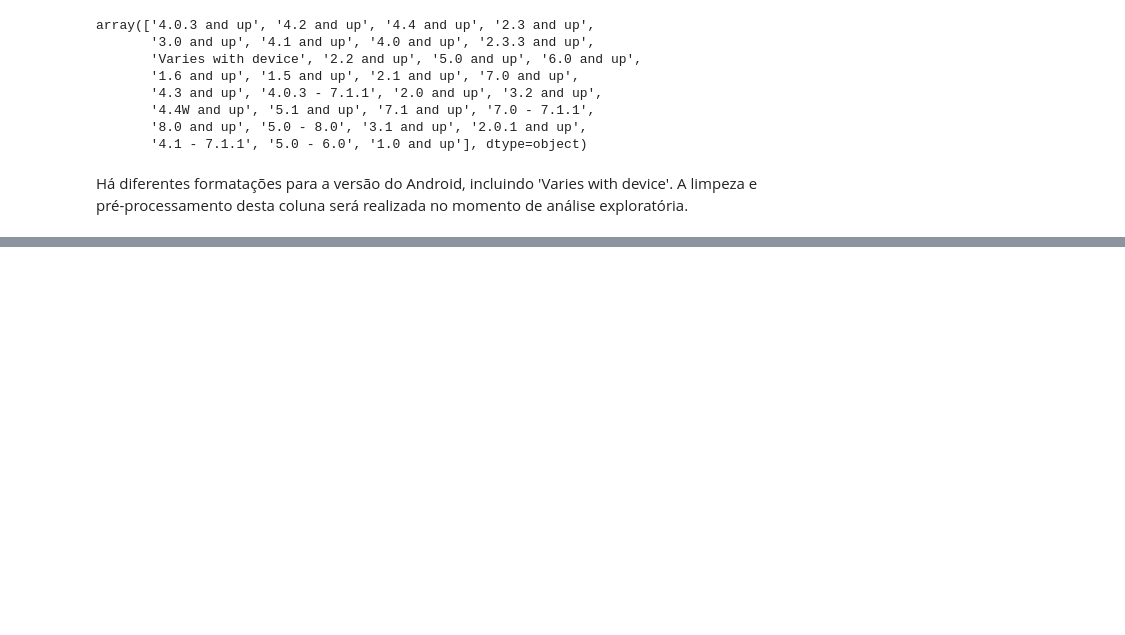
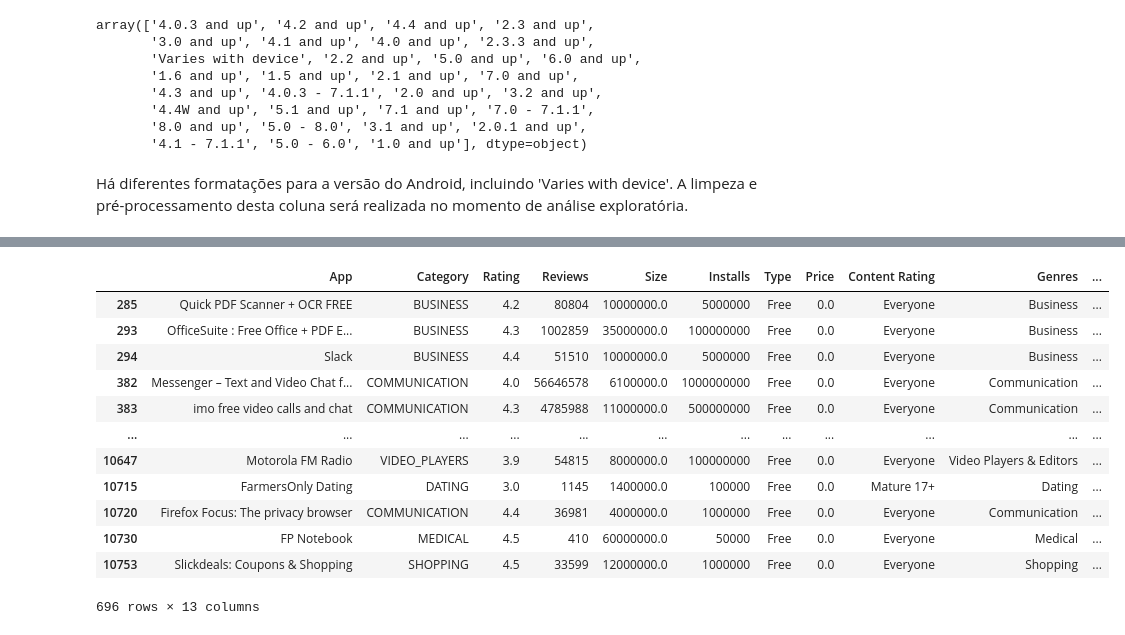
Before and after one commit to edmgjr/portifolio, a Jupyter notebook: Limpesa_e_preprocessamento_de_dados_googleplaystore.ipynb, the cells around one changed output, grey strips where cells are left out. Saved outputs shown, nothing was run; the diff lists cells and outputs as text; code cells hidden in the pictures; blank space fills up the shorter version.

```diff
--- a/Limpesa_e_preprocessamento_de_dados_googleplaystore.ipynb
+++ b/Limpesa_e_preprocessamento_de_dados_googleplaystore.ipynb
@@ -845,0 +911,2 @@ Há diferentes formatações para a versão do Android, incluindo 'Varies with d
+# %%
+df.drop_duplicates(keep='first', inplace=True)
@@ -845,0 +927,16 @@ Há diferentes formatações para a versão do Android, incluindo 'Varies with d
+# %%
+df[df.duplicated(subset='App')]
+# %% [output]
+|  | App | Category | Rating | Reviews | Size | Installs | Type | Price | Content Rating | Genres | ... |
+| 285 | Quick PDF Scanner + OCR FREE | BUSINESS | 4.2 | 80804 | 10000000.0 | 5000000 | Free | 0.0 | Everyone | Business | ... |
+| 293 | OfficeSuite : Free Office + PDF E... | BUSINESS | 4.3 | 1002859 | 35000000.0 | 100000000 | Free | 0.0 | Everyone | Business | ... |
+| 294 | Slack | BUSINESS | 4.4 | 51510 | 10000000.0 | 5000000 | Free | 0.0 | Everyone | Business | ... |
+| 382 | Messenger – Text and Video Chat f... | COMMUNICATION | 4.0 | 56646578 | 6100000.0 | 1000000000 | Free | 0.0 | Everyone | Communication | ... |
+| 383 | imo free video calls and chat | COMMUNICATION | 4.3 | 4785988 | 11000000.0 | 500000000 | Free | 0.0 | Everyone | Communication | ... |
+| ... | ... | ... | ... | ... | ... | ... | ... | ... | ... | ... | ... |
+| 10647 | Motorola FM Radio | VIDEO_PLAYERS | 3.9 | 54815 | 8000000.0 | 100000000 | Free | 0.0 | Everyone | Video Players & Editors | ... |
+| 10715 | FarmersOnly Dating | DATING | 3.0 | 1145 | 1400000.0 | 100000 | Free | 0.0 | Mature 17+ | Dating | ... |
+| 10720 | Firefox Focus: The privacy browser | COMMUNICATION | 4.4 | 36981 | 4000000.0 | 1000000 | Free | 0.0 | Everyone | Communication | ... |
+| 10730 | FP Notebook | MEDICAL | 4.5 | 410 | 60000000.0 | 50000 | Free | 0.0 | Everyone | Medical | ... |
+| 10753 | Slickdeals: Coupons & Shopping | SHOPPING | 4.5 | 33599 | 12000000.0 | 1000000 | Free | 0.0 | Everyone | Shopping | ... |
+696 rows × 13 columns
```
Also changed, not shown: parts of 13 cells of this notebook.
